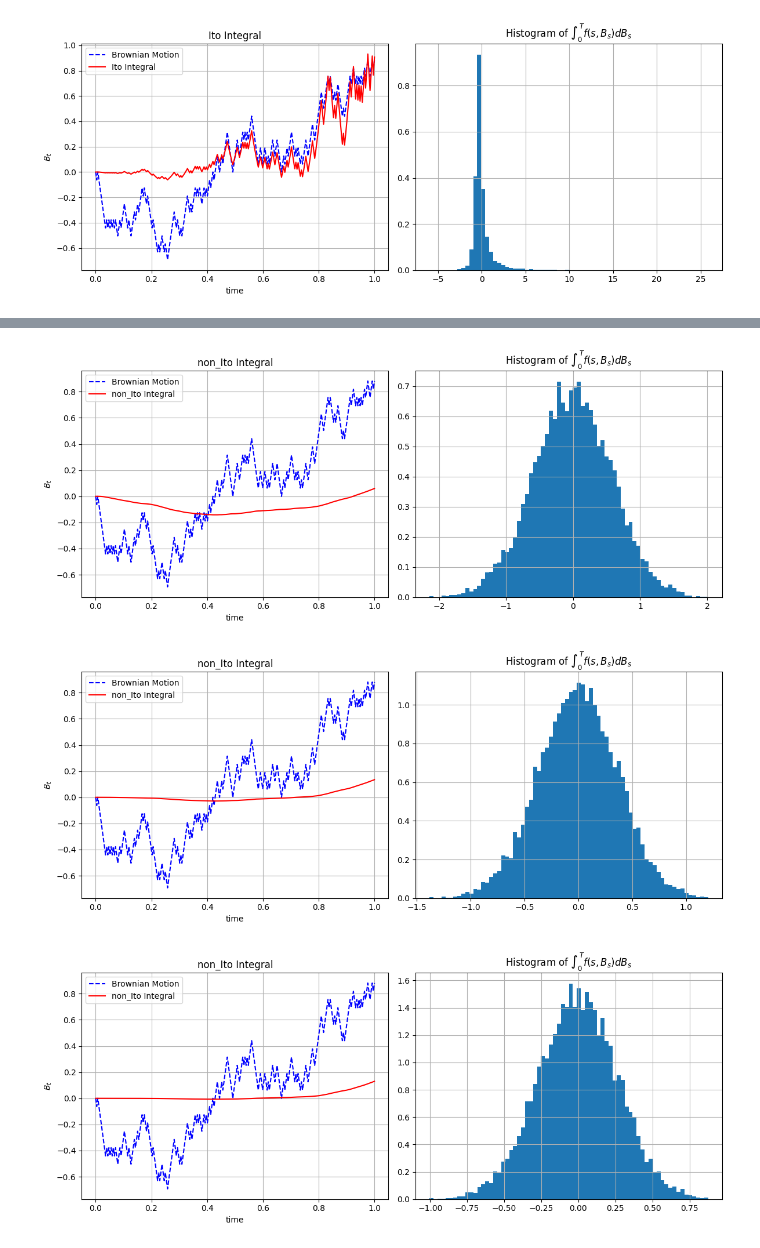
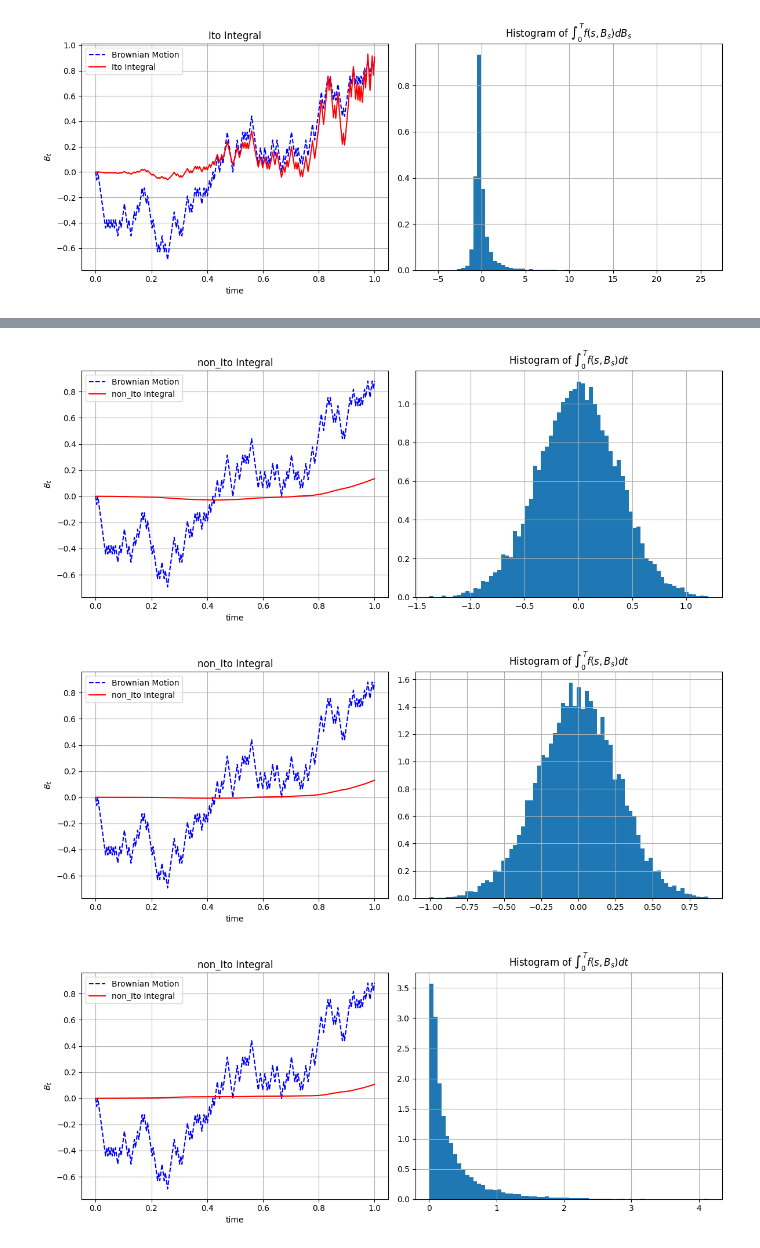
Before and after one commit to wolfinwallst/Financial_Engineering_and_Risk_Management, a Jupyter notebook: Financial Math 1 - 2022/#3 Ito integral, Ito Lemma and its application.ipynb, the cells around one changed output, grey strips where cells are left out. Cells and saved outputs as stored; diff of their text form; code cells hidden in the pictures.

```diff
--- a/Financial Math 1 - 2022/#3 Ito integral, Ito Lemma and its application.ipynb
+++ b/Financial Math 1 - 2022/#3 Ito integral, Ito Lemma and its application.ipynb
@@ -204,6 +243,6 @@ instead of $dB_s$, now we choose $dt$, the infinitesimal time interval - so this
 # %%
-# B_t
-betting = b[:, :-1]
+# t B_t dt
+betting = t[:-1] * b[:, :-1]
 
 non_ito = np.cumsum(betting * dt, axis=1)  # used dt, instead of db as was in the above Ito case
 non_ito = np.concatenate([np.zeros((num_simulation, 1)), non_ito], axis=1)
@@ -221,16 +260,16 @@ ax.legend();
 
 # histogram of S_10
 ax2.hist(non_ito[:,-1], bins=70, density=True)
-ax2.set_title('Histogram of $\int_0^T f(s, B_s) dB_s$')
+ax2.set_title('Histogram of $\int_0^T f(s, B_s) dt$')
 ax2.grid(True)
 
 plt.tight_layout()
 plt.show()
 # %% [output]
-[figure, old version]
+[figure, new version]
 # %%
-# tB_t
-betting = t[:-1] * b[:, :-1]
+# t^2 B_t dt
+betting = (t[:-1]**2) * b[:, :-1]
 
 non_ito = np.cumsum(betting * dt, axis=1)  # used dt, instead of db as was in the above Ito case
 non_ito = np.concatenate([np.zeros((num_simulation, 1)), non_ito], axis=1)
@@ -248,38 +287,38 @@ ax.legend();
 
 # histogram of S_10
 ax2.hist(non_ito[:,-1], bins=70, density=True)
-ax2.set_title('Histogram of $\int_0^T f(s, B_s) dB_s$')
+ax2.set_title('Histogram of $\int_0^T f(s, B_s) dt$')
 ax2.grid(True)
 
 plt.tight_layout()
 plt.show()
 # %% [output]
-[figure, old version]
+[figure, new version]
 # %%
-# t^2 B_t
-betting = (t[:-1]**2) * b[:, :-1]
+# t B_t^2 dt
+betting = t[:-1] * (b[:, :-1]) ** 2
 
 non_ito = np.cumsum(betting * dt, axis=1)  # used dt, instead of db as was in the above Ito case
 non_ito = np.concatenate([np.zeros((num_simulation, 1)), non_ito], axis=1)
 
 fig, (ax, ax2) = plt.subplots(1, 2, figsize=(12,5))
 
 # plot of Brownian motions
 ax.plot(t, b[0,:], '--b', label='Brownian Motion')
 ax.plot(t, non_ito[0,:], 'r', label='non_Ito Integral')
 ax.set_title('non_Ito Integral')
 ax.set_xlabel('time')
 ax.set_ylabel('$B_t$')
 ax.grid(True)
 ax.legend();
 
 # histogram of S_10
 ax2.hist(non_ito[:,-1], bins=70, density=True)
-ax2.set_title('Histogram of $\int_0^T f(s, B_s) dB_s$')
+ax2.set_title('Histogram of $\int_0^T f(s, B_s) dt$')
 ax2.grid(True)
 
 plt.tight_layout()
 plt.show()
 # %% [output]
-[figure, old version]
+[figure, new version]
 # %%
```
Also changed, not shown: parts of 5 cells of this notebook.
